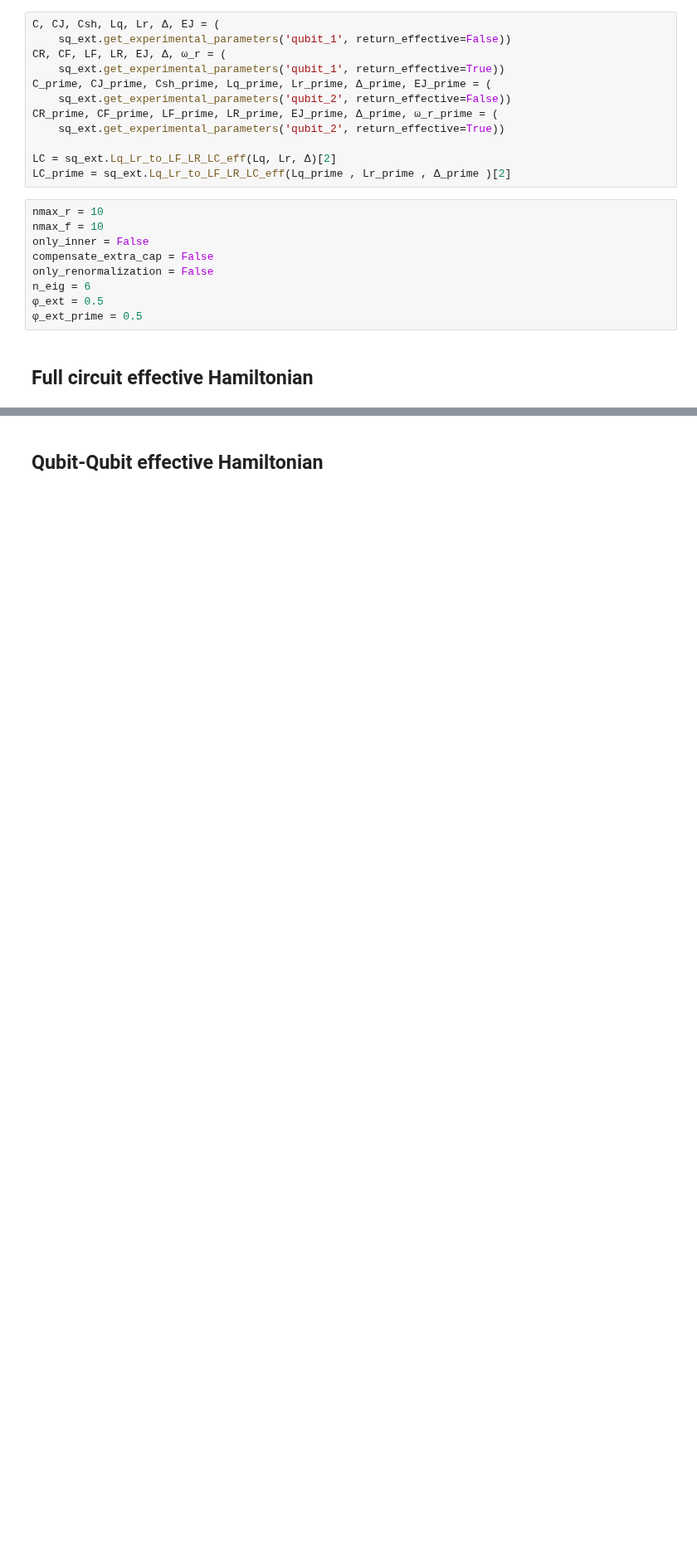
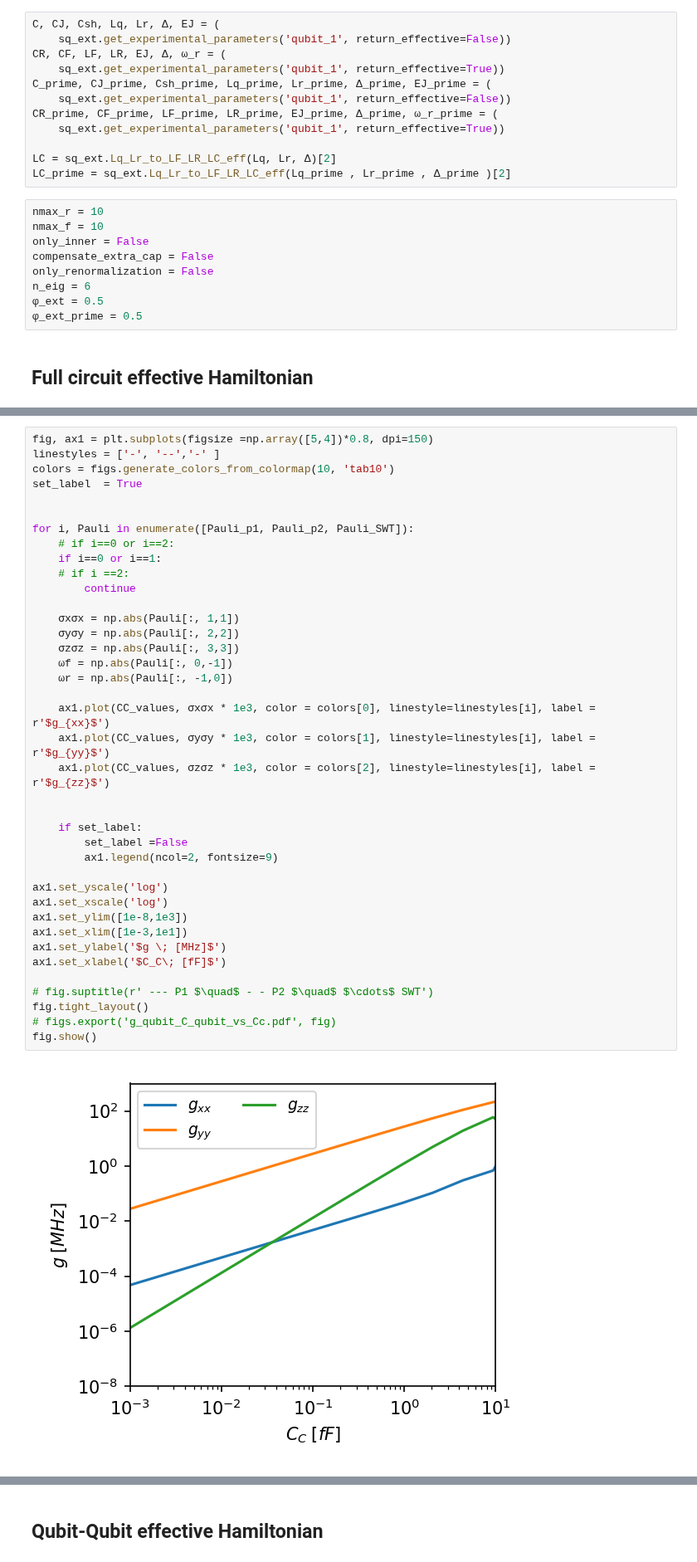
Before and after one commit to GabrielJauma/tunable-capacitive-coupling-flux-qubits, a Jupyter notebook: two_unit_cells_capacitively_coupled/unit_cell-C-unit_cell_effective_hamiltonian.ipynb, the cells around one changed output, grey strips where cells are left out. Shown at 83% size. Saved outputs shown, nothing was run; the diff lists cells and outputs as text; blank space fills up the shorter version.

```diff
--- a/two_unit_cells_capacitively_coupled/unit_cell-C-unit_cell_effective_hamiltonian.ipynb
+++ b/two_unit_cells_capacitively_coupled/unit_cell-C-unit_cell_effective_hamiltonian.ipynb
@@ -34,9 +34,9 @@ C, CJ, Csh, Lq, Lr, Δ, EJ = (
 CR, CF, LF, LR, EJ, Δ, ω_r = (
     sq_ext.get_experimental_parameters('qubit_1', return_effective=True))
 C_prime, CJ_prime, Csh_prime, Lq_prime, Lr_prime, Δ_prime, EJ_prime = (
-    sq_ext.get_experimental_parameters('qubit_2', return_effective=False))
+    sq_ext.get_experimental_parameters('qubit_1', return_effective=False))
 CR_prime, CF_prime, LF_prime, LR_prime, EJ_prime, Δ_prime, ω_r_prime = (
-    sq_ext.get_experimental_parameters('qubit_2', return_effective=True))
+    sq_ext.get_experimental_parameters('qubit_1', return_effective=True))
 
 LC = sq_ext.Lq_Lr_to_LF_LR_LC_eff(Lq, Lr, Δ)[2]
 LC_prime = sq_ext.Lq_Lr_to_LF_LR_LC_eff(Lq_prime , Lr_prime , Δ_prime )[2]
@@ -53,0 +116,41 @@ n_eig = 6
+# %%
+fig, ax1 = plt.subplots(figsize =np.array([5,4])*0.8, dpi=150)
+linestyles = ['-', '--','-' ]
+colors = figs.generate_colors_from_colormap(10, 'tab10')
+set_label  = True
+
+
+for i, Pauli in enumerate([Pauli_p1, Pauli_p2, Pauli_SWT]):
+    # if i==0 or i==2:
+    if i==0 or i==1:
+    # if i ==2:
+        continue
+
+    σxσx = np.abs(Pauli[:, 1,1])
+    σyσy = np.abs(Pauli[:, 2,2])
+    σzσz = np.abs(Pauli[:, 3,3])
+    ωf = np.abs(Pauli[:, 0,-1])
+    ωr = np.abs(Pauli[:, -1,0])
+
+    ax1.plot(CC_values, σxσx * 1e3, color = colors[0], linestyle=linestyles[i], label = r'$g_{xx}$')
+    ax1.plot(CC_values, σyσy * 1e3, color = colors[1], linestyle=linestyles[i], label = r'$g_{yy}$')
+    ax1.plot(CC_values, σzσz * 1e3, color = colors[2], linestyle=linestyles[i], label = r'$g_{zz}$')
+
+
+    if set_label:
+        set_label =False
+        ax1.legend(ncol=2, fontsize=9)
+
+ax1.set_yscale('log')
+ax1.set_xscale('log')
+ax1.set_ylim([1e-8,1e3])
+ax1.set_xlim([1e-3,1e1])
+ax1.set_ylabel('$g \; [MHz]$')
+ax1.set_xlabel('$C_C\; [fF]$')
+
+# fig.suptitle(r' --- P1 $\quad$ - - P2 $\quad$ $\cdots$ SWT')
+fig.tight_layout()
+# figs.export('g_qubit_C_qubit_vs_Cc.pdf', fig)
+fig.show()
+# %% [output]
+[figure, added]
```
Also changed, not shown: parts of 8 cells of this notebook, 9 other files.
